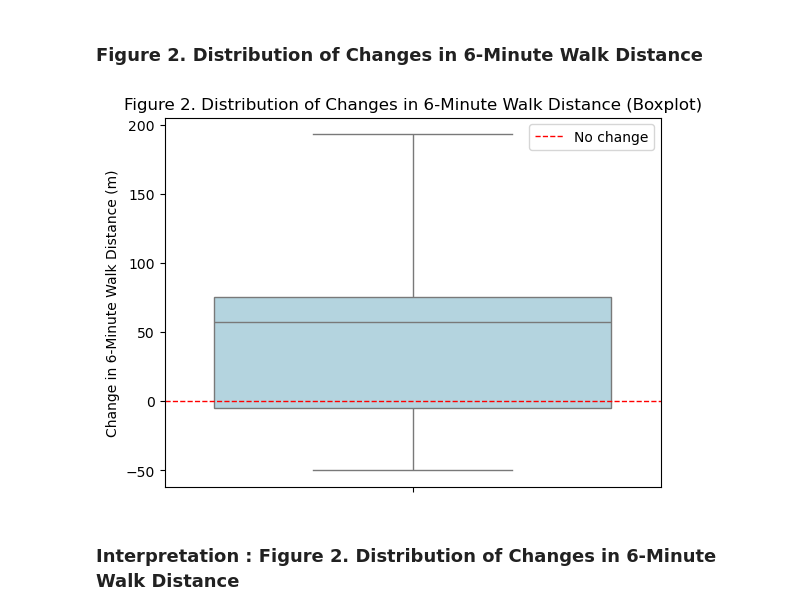
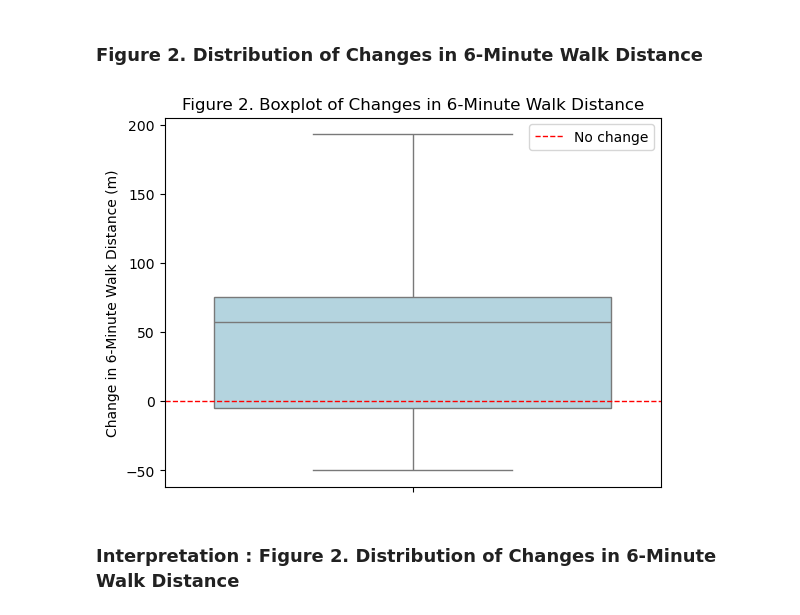
Before and after one commit to chloelaignel31-boop/Laignel.Chloe, a Jupyter notebook: Marfan_Power.ipynb, the cells around one changed output. Cells and saved outputs as stored; diff of their text form; code cells hidden in the pictures.

```diff
--- a/Marfan_Power.ipynb
+++ b/Marfan_Power.ipynb
@@ -85,9 +85,3 @@ The dataset was imported from an Excel file containing clinical and functional d
 There are 28 patients.
 # %% [markdown]
 ## Step 2 : Clean data
-# %%
-# Rename columns for clarity
-data = data.rename(columns={
-    "VO2_SV1__percent_theoretical_after": "VAT_after",
-    "VO2_SV1__percent_theoretical_before": "VAT_before"
-})
@@ -96,4 +88,6 @@ The columns have been renamed " VO2_SV1__percent_theoretical" to VAT
 # %%
+# Dropping Unnecessary Variables
+data = data.drop(columns=["VO2_SV1__percent_theoretical_before", "VO2_SV1__percent_theoretical_after"], errors="ignore")
 # Standardize variable names
 data.columns = data.columns.str.lower().str.strip()
 data.head()
@@ -159,24 +157,25 @@ Missing data were quantified for each variable, duplicate entries were checked,
 cols_all = [
     "6minwt_distance_traveled_m_before",
     "6minwt_distance_traveled_m_after",
-    "vat_before",
-    "vat_after",
-    "pedsql_totalself_before",
-    "pedsql_totalself_after"
+    "pedsql_totalself_after",
+    "pedsql_santeself_after",
+    "pedsql_relationself_after",
+    "pedsql_ecoleself_after",
+    "pedsql_psycosocialself_after",
+    "pedsql_physiqueself_after"
 ]
 
 # Analysable patients (no missing data)
 data_inclus = data.dropna(subset=cols_all)
 
-# Patients were excluded if at least one missing value was present in key outcome variables (6MWT or VAT or PedsQL)
 # Excluded patients
 data_exclus = data[data[cols_all].isna().any(axis=1)]
 
 # Verification
-print("Total patients :", len(data))
-print("Inclus :", len(data_inclus))
-print("Exclus :", len(data_exclus))
+print("Total patients:", len(data))
+print("Included:", len(data_inclus))
+print("Excluded:", len(data_exclus))
 
-# Check the excluded patients
+# Check excluded patients
 print(data_exclus[cols_all])
 # %% [output]
@@ -358,35 +359,35 @@ import matplotlib.pyplot as plt
 # Boxplot showing the distribution of individual changes (delta)
 sns.boxplot(
     y=data_inclus["delta_6mwt"],
     color="lightblue"
 )
 
 # Add reference line at zero (no change)
 plt.axhline(
     0,
     linestyle="--",
     color="red",
     linewidth=1,
     label="No change"
 )
 
 # Labels and title
 plt.ylabel("Change in 6-Minute Walk Distance (m)")
-plt.title("Figure 2. Distribution of Changes in 6-Minute Walk Distance (Boxplot)")
+plt.title("Figure 2. Boxplot of Changes in 6-Minute Walk Distance")
 
 # Legend
 plt.legend()
 
 # Save the figure
 plt.savefig(
     "figures/Figure_2_Boxplot_of_Changes_in_6-Minute_Walk_Distance.pdf",
     bbox_inches="tight"
 )
 
 # Display the plot
 plt.show()
 # %% [output]
-[figure, old version]
+[figure, new version]
 # %% [markdown]
 ###  Interpretation : Figure 2. Distribution of Changes in 6-Minute Walk Distance
 # %% [markdown]
```
Also changed, not shown: parts of 9 cells of this notebook, 3 other files.
